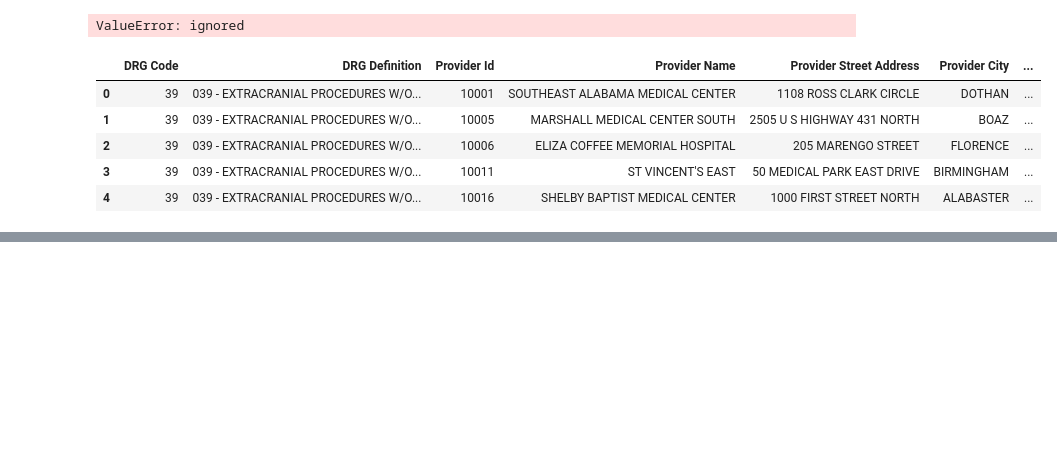
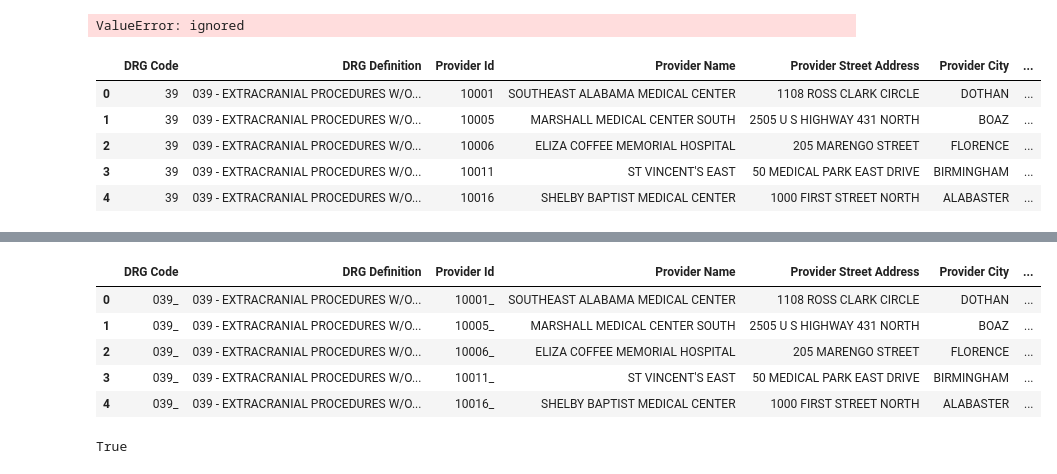
Before and after one commit to tuccib/CUNY-LAG, a Jupyter notebook: 210727_Project_3_2.ipynb, the cells around one changed output, grey strips where cells are left out. Drawn from its saved outputs; the diff is of its cells as text; code cells hidden in the pictures; blank space fills up the shorter version.

```diff
--- a/210727_Project_3_2.ipynb
+++ b/210727_Project_3_2.ipynb
@@ -184,0 +353,16 @@ df2.head()
+# %%
+# Concatenate DRG Code and Provider Id
+df2['DRG Code-Provider Id'] = df2['DRG Code'] + df2['Provider Id']
+df2.head()
+# %% [output]
+|  | DRG Code | DRG Definition | Provider Id | Provider Name | Provider Street Address | Provider City | ... |
+| 0 | 039_ | 039 - EXTRACRANIAL PROCEDURES W/O... | 10001_ | SOUTHEAST ALABAMA MEDICAL CENTER | 1108 ROSS CLARK CIRCLE | DOTHAN | ... |
+| 1 | 039_ | 039 - EXTRACRANIAL PROCEDURES W/O... | 10005_ | MARSHALL MEDICAL CENTER SOUTH | 2505 U S HIGHWAY 431 NORTH | BOAZ | ... |
+| 2 | 039_ | 039 - EXTRACRANIAL PROCEDURES W/O... | 10006_ | ELIZA COFFEE MEMORIAL HOSPITAL | 205 MARENGO STREET | FLORENCE | ... |
+| 3 | 039_ | 039 - EXTRACRANIAL PROCEDURES W/O... | 10011_ | ST VINCENT'S EAST | 50 MEDICAL PARK EAST DRIVE | BIRMINGHAM | ... |
+| 4 | 039_ | 039 - EXTRACRANIAL PROCEDURES W/O... | 10016_ | SHELBY BAPTIST MEDICAL CENTER | 1000 FIRST STREET NORTH | ALABASTER | ... |
+# %%
+#Check if the combination of DRG Code and Provider Id is unique
+df2['DRG Code-Provider Id'].is_unique
+# %% [output]
+True
```
Also changed, not shown: parts of 18 cells of this notebook.
